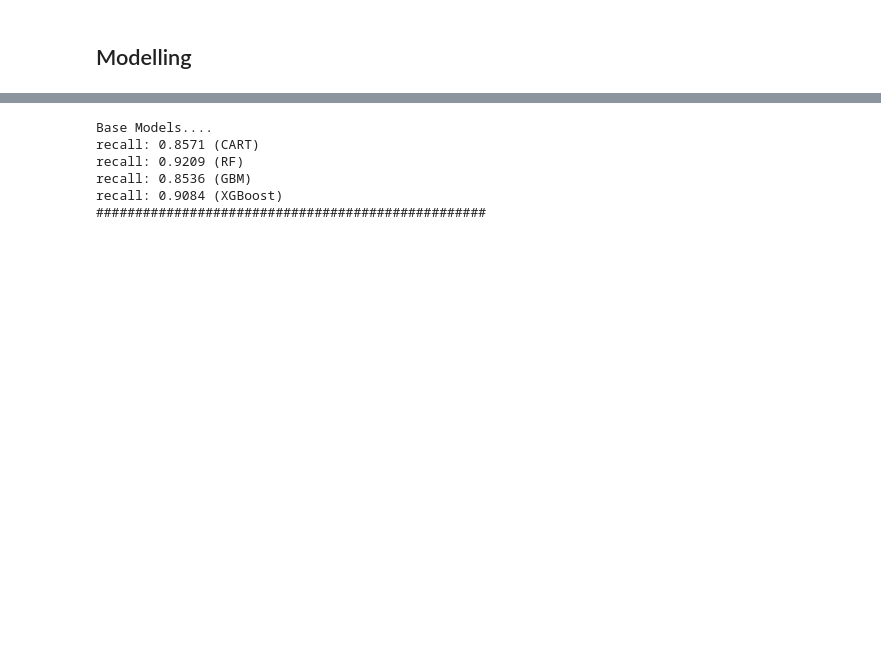
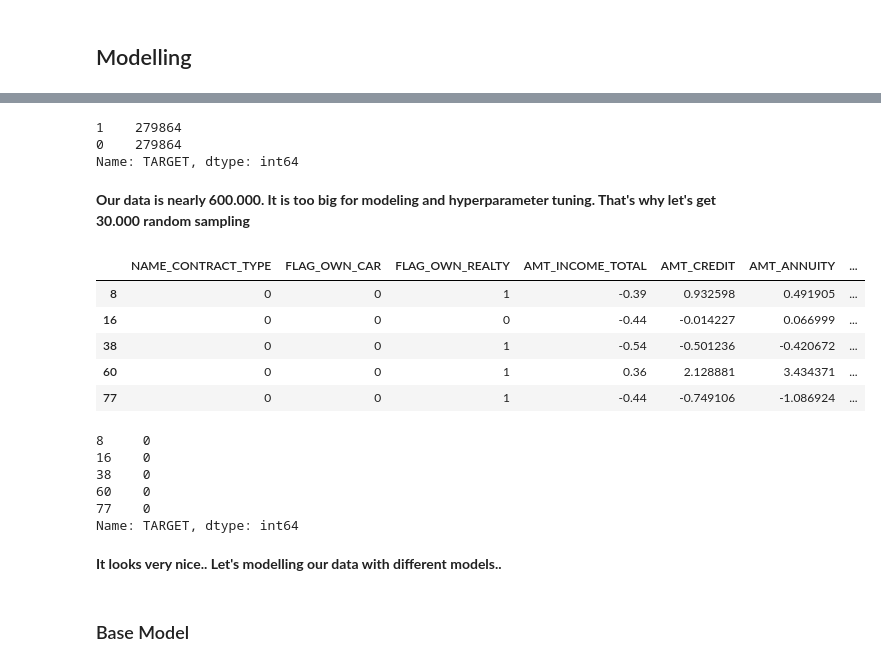
Before and after one commit to SedatParlak/credit-fraud-detection, a Jupyter notebook: credit-fraud-detection.ipynb, the cells around one changed output, grey strips where cells are left out. Saved outputs shown, nothing was run; the diff lists cells and outputs as text; code cells hidden in the pictures; blank space fills up the shorter version.

```diff
--- a/credit-fraud-detection.ipynb
+++ b/credit-fraud-detection.ipynb
@@ -413,7 +417,7 @@ missing_list_grater
  'YEARS_BEGINEXPLUATATION_AVG',
  'EMERGENCYSTATE_MODE']
 # %%
-df.drop(missing_list, axis=1, inplace=True)
+df.drop(missing_list_grater, axis=1, inplace=True)
 # %%
 df.head()
 # %% [output]
@@ -757,12 +771,39 @@ y = df['TARGET']
 # %%
 oversample = SMOTE()
-X, y = oversample.fit_resample(X, y)
+X_oversampled, y_oversampled = oversample.fit_resample(X, y)
-# %%
-base_models(X, y, scoring=['recall'])
-# %% [output]
-Base Models....
-recall: 0.8571 (CART)
-recall: 0.9209 (RF)
-recall: 0.8536 (GBM)
-recall: 0.9084 (XGBoost)
-##################################################
+# %%
+y_oversampled.value_counts()
+# %% [output]
+1    279864
+0    279864
+Name: TARGET, dtype: int64
+# %% [markdown]
+**Our data is nearly 600.000. It is too big for modeling and hyperparameter tuning. That's why let's get 30.000 random sampling**
+# %%
+sample_size = 30000
+indices = np.random.choice(len(X_oversampled), size=sample_size, replace=False)
+# %%
+X_sampled = X_oversampled[X_oversampled.index.isin(indices)]
+y_sampled = y_oversampled[y_oversampled.index.isin(indices)]
+# %%
+X_sampled.head()
+# %% [output]
+|  | NAME_CONTRACT_TYPE | FLAG_OWN_CAR | FLAG_OWN_REALTY | AMT_INCOME_TOTAL | AMT_CREDIT | AMT_ANNUITY | ... |
+| 8 | 0 | 0 | 1 | -0.39 | 0.932598 | 0.491905 | ... |
+| 16 | 0 | 0 | 0 | -0.44 | -0.014227 | 0.066999 | ... |
+| 38 | 0 | 0 | 1 | -0.54 | -0.501236 | -0.420672 | ... |
+| 60 | 0 | 0 | 1 | 0.36 | 2.128881 | 3.434371 | ... |
+| 77 | 0 | 0 | 1 | -0.44 | -0.749106 | -1.086924 | ... |
+# %%
+y_sampled.head()
+# %% [output]
+8     0
+16    0
+38    0
+60    0
+77    0
+Name: TARGET, dtype: int64
+# %% [markdown]
+**It looks very nice.. Let's modelling our data with different models..**
+# %% [markdown]
+### Base Model
```
Also changed, not shown: parts of 11 cells of this notebook.
